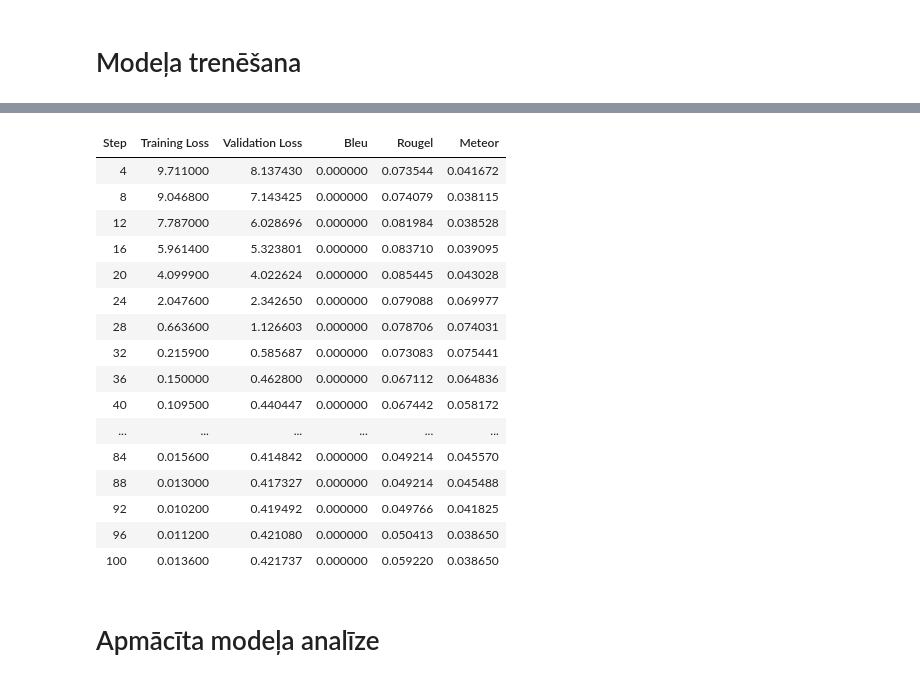
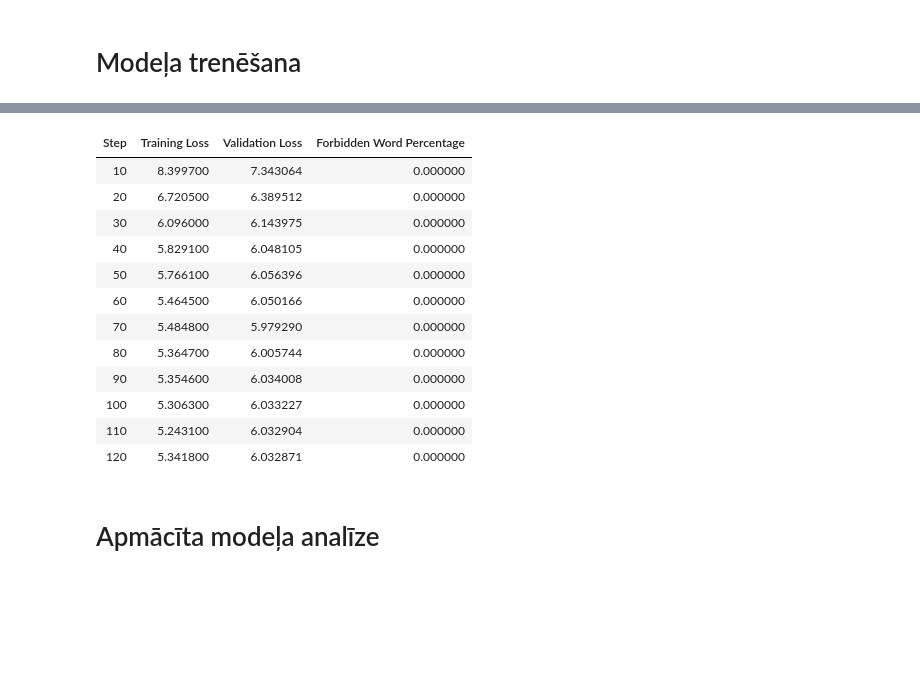
Before and after one commit to ronalds82/Datu-kopas-tulkosana, a Jupyter notebook: Instruct.ipynb, the cells around one changed output, grey strips where cells are left out. Drawn from its saved outputs; the diff is of its cells as text; code cells hidden in the pictures; blank space fills up the shorter version.

```diff
--- a/Instruct.ipynb
+++ b/Instruct.ipynb
@@ -9,7 +9,6 @@ Autors: *Ronalds Turnis, rt20018*
 INSTALL = False # True, ja videi ir nepieciešamas papildus instalācijas
 TRAIN = True  # True, ja modelim ir nepieciešama satura regulēšana
 FINE_TUNED = False # True, ja testējam pašu saglabātu modeli
-CHAT = True # True, ja vēlamies ieslēgt tērzētavu ar modeli
 
 weights_dir = './weights' # Tiek glabāti modeļa svari
 logs_dir = './logs' # Tiek glabāta notikumu informācija
@@ -19,7 +18,9 @@ tmp_dir = './tmp_trainer' # Glabājās pagaidu informācija
 model_link = 'https://www.dropbox.com/scl/fi/cguiqykr0jlp1yj6mi7rm/modelis.pth?rlkey=m7oeyaev1pt0x1c5u2kdnl0bu&dl=0'
 model_weight_file = 'modelis.pth?rlkey=m7oeyaev1pt0x1c5u2kdnl0bu'
 
-data_files = {'train': 'instruct-train-EN.json', 'validation': 'instruct-validate.json'}
+model_name = 'openai-community/gpt2' # Modeļa izvēle
+
+data_files = {'train': 'instruct-train-LV.json', 'validation': 'instruct-validate.json'}
 # %% [markdown]
 # Moduļu importēšana
 # %%
@@ -47,8 +47,8 @@ from torch.utils.data import Dataset
 # %%
 print("Ielādējam modeli un tokenizeru...")
 
-tokenizer = AutoTokenizer.from_pretrained('gpt2')
-model = AutoModelForCausalLM.from_pretrained('gpt2')
+tokenizer = AutoTokenizer.from_pretrained(model_name)
+model = AutoModelForCausalLM.from_pretrained(model_name)
 
 # Iestatām padding tokenu, ja tā nav
 if tokenizer.pad_token is None:
@@ -203,22 +245,48 @@ def preprocess_logits_for_metrics(logits, labels):
 # %% [markdown]
 # Modeļa trenēšana
 # %%
+def custom_loss(logits, labels, outputs, forbidden_words_list):
+    ce_loss = F.cross_entropy(logits.view(-1, logits.size(-1)), labels.view(-1), reduction='mean')
+
+    # Sodīšana par aizliegtajiem vārdiem
+    forbidden_penalty = 0
+    for output, forbidden_words in zip(outputs, forbidden_words_list):
+        if count_forbidden_words(output, forbidden_words):
+            forbidden_penalty += 1
+
+    # Apvienojam zaudējumus
+    total_loss = ce_loss + (forbidden_penalty * 0.1)
+    return total_loss
+
+class CustomTrainer(Trainer):
+    def compute_loss(self, model, inputs, return_outputs=False):
+        labels = inputs.get("labels")
+        outputs = model(**inputs)
+        logits = outputs.get("logits")
+
+        # Dekodējam prognozi aizliegto vārdu pārbaudei
+        decoded_outputs = tokenizer.batch_decode(logits.argmax(dim=-1), skip_special_tokens=True)
+        forbidden_words_list = inputs.get("forbidden_words")
+        loss = custom_loss(logits, labels, decoded_outputs, forbidden_words_list)
+        return (loss, outputs) if return_outputs else loss
+
 def train_model(model, train_dataset, val_dataset, output_dir):
     # Konfigurējam apmācības parametrus
     training_args = TrainingArguments(
         output_dir=output_dir,
-        num_train_epochs=25,
+        num_train_epochs=5,
         per_device_train_batch_size=4,
         per_device_eval_batch_size=4,
         eval_strategy=IntervalStrategy.STEPS,
-        eval_steps=4,
-        warmup_steps=100,
+        eval_steps=10,
+        warmup_steps=10,
         weight_decay=0.01,
-        learning_rate=5e-5,
+        learning_rate=1e-4,
         logging_dir=logs_dir,
-        logging_steps=4,
+        logging_steps=10,
         save_strategy=IntervalStrategy.EPOCH,
-        report_to="none"
+        report_to="none",
+        fp16=True
     )
 
     # Inicializējam traineri
@@ -229,7 +297,7 @@ def train_model(model, train_dataset, val_dataset, output_dir):
         eval_dataset=val_dataset,
         compute_metrics=compute_metrics,
         preprocess_logits_for_metrics=preprocess_logits_for_metrics,
-        data_collator=default_data_collator
+        data_collator=data_collator
     )
 
     # Trenējam modeli
@@ -245,6 +313,6 @@ else:
         eval_dataset=val_dataset,
         compute_metrics=compute_metrics,
         preprocess_logits_for_metrics=preprocess_logits_for_metrics,
-        data_collator=default_data_collator
+        data_collator=data_collator
     )
 # %% [output]
@@ -252,20 +320,16 @@ else:
-| Step | Training Loss | Validation Loss | Bleu | Rougel | Meteor |
-| 4 | 9.711000 | 8.137430 | 0.000000 | 0.073544 | 0.041672 |
-| 8 | 9.046800 | 7.143425 | 0.000000 | 0.074079 | 0.038115 |
-| 12 | 7.787000 | 6.028696 | 0.000000 | 0.081984 | 0.038528 |
-| 16 | 5.961400 | 5.323801 | 0.000000 | 0.083710 | 0.039095 |
-| 20 | 4.099900 | 4.022624 | 0.000000 | 0.085445 | 0.043028 |
-| 24 | 2.047600 | 2.342650 | 0.000000 | 0.079088 | 0.069977 |
-| 28 | 0.663600 | 1.126603 | 0.000000 | 0.078706 | 0.074031 |
-| 32 | 0.215900 | 0.585687 | 0.000000 | 0.073083 | 0.075441 |
-| 36 | 0.150000 | 0.462800 | 0.000000 | 0.067112 | 0.064836 |
-| 40 | 0.109500 | 0.440447 | 0.000000 | 0.067442 | 0.058172 |
-| ... | ... | ... | ... | ... | ... |
-| 84 | 0.015600 | 0.414842 | 0.000000 | 0.049214 | 0.045570 |
-| 88 | 0.013000 | 0.417327 | 0.000000 | 0.049214 | 0.045488 |
-| 92 | 0.010200 | 0.419492 | 0.000000 | 0.049766 | 0.041825 |
-| 96 | 0.011200 | 0.421080 | 0.000000 | 0.050413 | 0.038650 |
-| 100 | 0.013600 | 0.421737 | 0.000000 | 0.059220 | 0.038650 |
+| Step | Training Loss | Validation Loss | Forbidden Word Percentage |
+| 10 | 8.399700 | 7.343064 | 0.000000 |
+| 20 | 6.720500 | 6.389512 | 0.000000 |
+| 30 | 6.096000 | 6.143975 | 0.000000 |
+| 40 | 5.829100 | 6.048105 | 0.000000 |
+| 50 | 5.766100 | 6.056396 | 0.000000 |
+| 60 | 5.464500 | 6.050166 | 0.000000 |
+| 70 | 5.484800 | 5.979290 | 0.000000 |
+| 80 | 5.364700 | 6.005744 | 0.000000 |
+| 90 | 5.354600 | 6.034008 | 0.000000 |
+| 100 | 5.306300 | 6.033227 | 0.000000 |
+| 110 | 5.243100 | 6.032904 | 0.000000 |
+| 120 | 5.341800 | 6.032871 | 0.000000 |
 # %% [markdown]
 # Apmācīta modeļa analīze
 # %%
```
Also changed, not shown: parts of 10 cells of this notebook.
